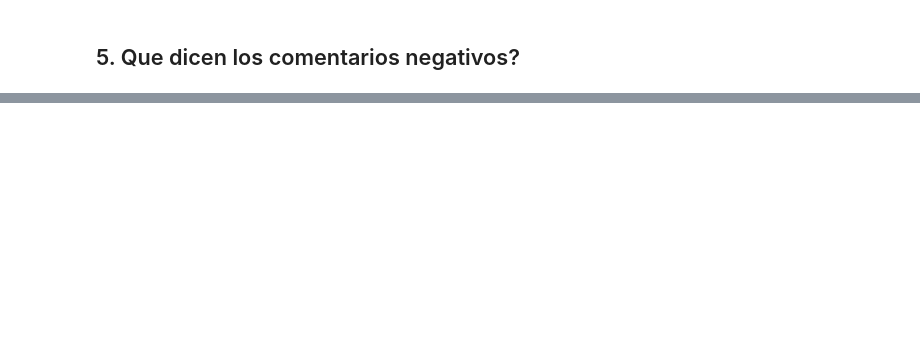
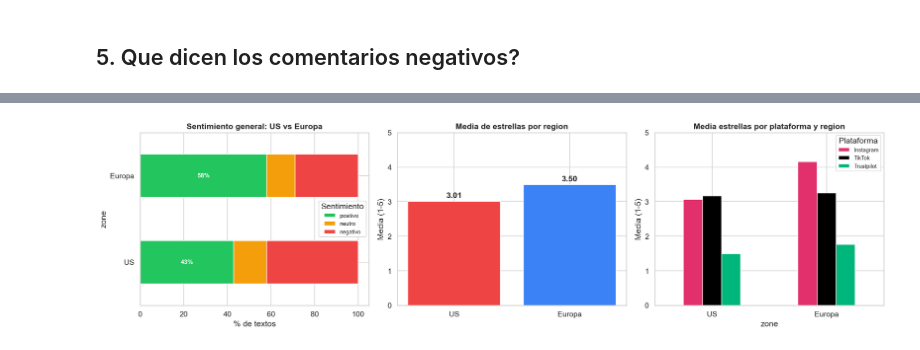
Before and after one commit to GonAlonsoLid/analitica-social-final, a Jupyter notebook: notebooks/analisis/03_analisis_sentimiento.ipynb, the cells around one changed output, grey strips where cells are left out. Cells and saved outputs as stored; diff of their text form; code cells hidden in the pictures; blank space fills up the shorter version.

```diff
--- a/notebooks/analisis/03_analisis_sentimiento.ipynb
+++ b/notebooks/analisis/03_analisis_sentimiento.ipynb
@@ -440,0 +216,84 @@ Topicos guardados en outputs/tablas/
+# %%
+# Sentimiento general por region
+ig_com_z = ig_com.copy()
+ig_com_z["zone"] = ig_com_z["region"].apply(lambda x: "US" if x == "US" else "Europa")
+ig_com_z["platform"] = "Instagram"
+
+tk_com_z = tk_com.copy()
+tk_com_z["zone"] = tk_com_z["region_search"].apply(lambda x: "US" if x == "US" else "Europa")
+tk_com_z["platform"] = "TikTok"
+
+EU_COUNTRIES = ["GB", "ES", "DE", "FR", "NL", "IE", "IT", "FI", "RO", "AT", "BE", "PT", "SE", "DK", "NO", "CH"]
+US_COUNTRIES = ["US", "CA"]
+tp_lulu_z = tp[tp["brand"] == "Lululemon"].copy()
+tp_lulu_z["zone"] = tp_lulu_z["country"].apply(lambda x: "US" if x in US_COUNTRIES else ("Europa" if x in EU_COUNTRIES else "Otro"))
+tp_lulu_z["platform"] = "Trustpilot"
+
+all_with_zone = pd.concat([
+    ig_com_z[["sentiment_label", "sentiment_stars", "zone", "platform"]],
+    tk_com_z[["sentiment_label", "sentiment_stars", "zone", "platform"]],
+    tp_lulu_z[["sentiment_label", "sentiment_stars", "zone", "platform"]],
+], ignore_index=True)
+all_with_zone = all_with_zone[all_with_zone["zone"].isin(["US", "Europa"])]
+
+fig, axes = plt.subplots(1, 3, figsize=(18, 5))
+sent_order = ["positivo", "neutro", "negativo"]
+colors_sent = [COLORS["positive"], COLORS["neutral"], COLORS["negative"]]
+
+# Panel 1: barras apiladas
+cross_gen = pd.crosstab(all_with_zone["zone"], all_with_zone["sentiment_label"], normalize="index") * 100
+cross_gen = cross_gen.reindex(["US", "Europa"])[sent_order]
+cross_gen.plot(kind="barh", stacked=True, ax=axes[0], color=colors_sent)
+axes[0].set_title("Sentimiento general: US vs Europa", fontweight="bold")
+axes[0].set_xlabel("% de textos")
+axes[0].legend(title="Sentimiento", fontsize=9)
+for i, zone in enumerate(["US", "Europa"]):
+    row = cross_gen.loc[zone]
+    axes[0].text(row["positivo"]/2, i, f'{row["positivo"]:.0f}%', ha="center", va="center", fontweight="bold", fontsize=10, color="white")
+
+# Panel 2: media estrellas
+avg_by_zone = all_with_zone.groupby("zone")["sentiment_stars"].mean().reindex(["US", "Europa"])
+bars = axes[1].bar(avg_by_zone.index, avg_by_zone.values, color=["#EF4444", "#3B82F6"])
+axes[1].set_title("Media de estrellas por region", fontweight="bold")
+axes[1].set_ylabel("Media (1-5)")
+axes[1].set_ylim(0, 5)
+for bar, val in zip(bars, avg_by_zone.values):
+    axes[1].text(bar.get_x() + bar.get_width()/2, val + 0.1, f"{val:.2f}", ha="center", fontweight="bold")
+
+# Panel 3: por plataforma y region
+cross_plat = all_with_zone.groupby(["zone", "platform"])["sentiment_stars"].mean().unstack()
+cross_plat = cross_plat.reindex(["US", "Europa"])
+cross_plat.plot(kind="bar", ax=axes[2], color=[PLATFORM_COLORS.get(p.lower(), "#999") for p in cross_plat.columns])
+axes[2].set_title("Media estrellas por plataforma y region", fontweight="bold")
+axes[2].set_ylabel("Media (1-5)")
+axes[2].set_ylim(0, 5)
+axes[2].tick_params(axis="x", rotation=0)
+axes[2].legend(title="Plataforma", fontsize=9)
+
+plt.tight_layout()
+save_fig(fig, "sent_general_por_region")
+plt.show()
+
+# Tabla
+print("SENTIMIENTO GENERAL POR REGION")
+print("-" * 60)
+for zone in ["US", "Europa"]:
+    sub = all_with_zone[all_with_zone["zone"] == zone]
+    pct_pos = (sub["sentiment_label"] == "positivo").mean() * 100
+    pct_neu = (sub["sentiment_label"] == "neutro").mean() * 100
+    pct_neg = (sub["sentiment_label"] == "negativo").mean() * 100
+    avg = sub["sentiment_stars"].mean()
+    print(f"  {zone}: n={len(sub)}, positivo={pct_pos:.1f}%, neutro={pct_neu:.1f}%, negativo={pct_neg:.1f}%, media={avg:.2f}")
+print()
+print("POR PLATAFORMA Y REGION")
+print("-" * 60)
+for zone in ["US", "Europa"]:
+    for plat in ["Instagram", "TikTok", "Trustpilot"]:
+        sub = all_with_zone[(all_with_zone["zone"] == zone) & (all_with_zone["platform"] == plat)]
+        if len(sub) == 0:
+            continue
+        pct_pos = (sub["sentiment_label"] == "positivo").mean() * 100
+        pct_neg = (sub["sentiment_label"] == "negativo").mean() * 100
+        avg = sub["sentiment_stars"].mean()
+        print(f"  {zone} / {plat}: n={len(sub)}, +{pct_pos:.1f}% / -{pct_neg:.1f}%, media={avg:.2f}")
+# %% [output]
@@ -440,0 +301 @@ Topicos guardados en outputs/tablas/
+[figure, added]
```
Also changed, not shown: parts of 46 cells of this notebook, 56 other files.
